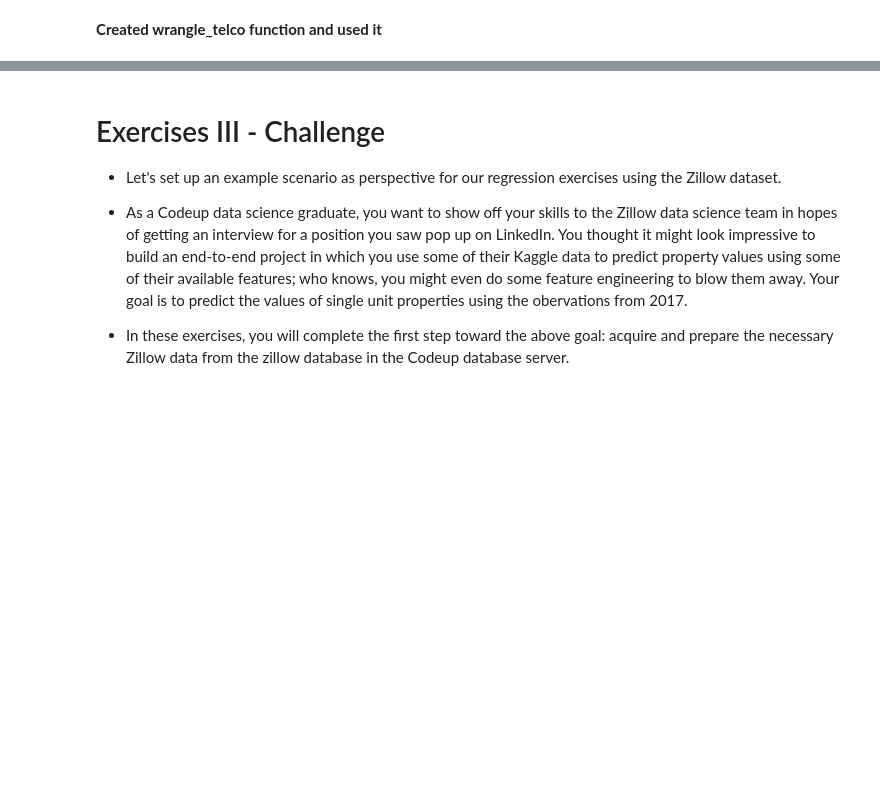
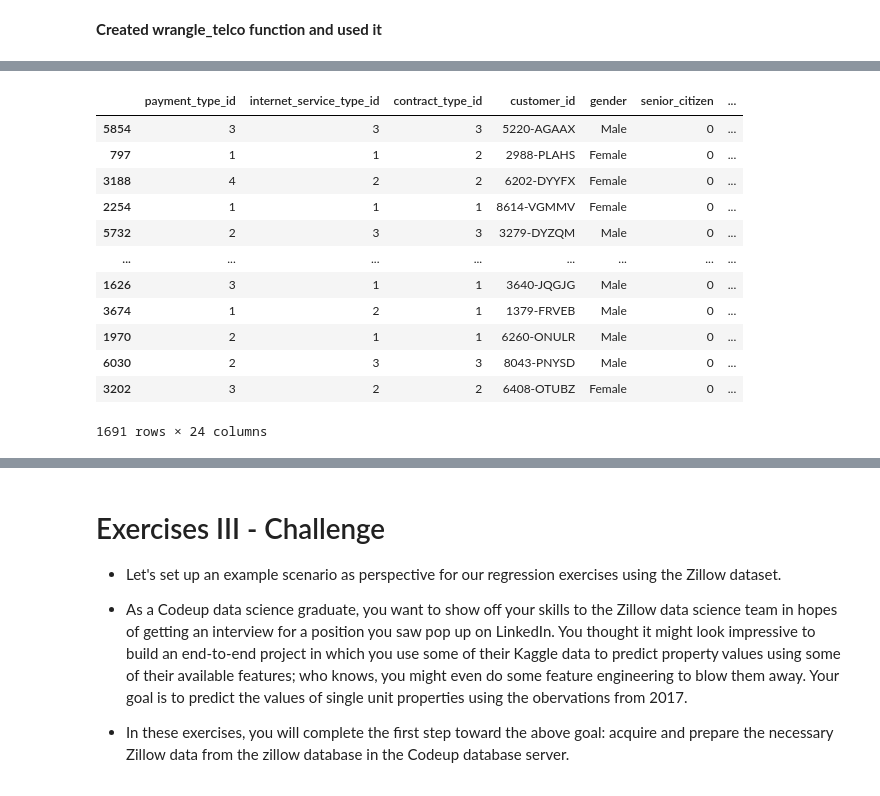
Before and after one commit to LinhQuach13/regression-exercises, a Jupyter notebook: wrangle.ipynb, the cells around one changed output, grey strips where cells are left out. Drawn from its saved outputs; the diff is of its cells as text; code cells hidden in the pictures; blank space fills up the shorter version.

```diff
--- a/wrangle.ipynb
+++ b/wrangle.ipynb
@@ -272,0 +284,16 @@ wrangle
+# %%
+validate
+# %% [output]
+|  | payment_type_id | internet_service_type_id | contract_type_id | customer_id | gender | senior_citizen | ... |
+| 5854 | 3 | 3 | 3 | 5220-AGAAX | Male | 0 | ... |
+| 797 | 1 | 1 | 2 | 2988-PLAHS | Female | 0 | ... |
+| 3188 | 4 | 2 | 2 | 6202-DYYFX | Female | 0 | ... |
+| 2254 | 1 | 1 | 1 | 8614-VGMMV | Female | 0 | ... |
+| 5732 | 2 | 3 | 3 | 3279-DYZQM | Male | 0 | ... |
+| ... | ... | ... | ... | ... | ... | ... | ... |
+| 1626 | 3 | 1 | 1 | 3640-JQGJG | Male | 0 | ... |
+| 3674 | 1 | 2 | 1 | 1379-FRVEB | Male | 0 | ... |
+| 1970 | 2 | 1 | 1 | 6260-ONULR | Male | 0 | ... |
+| 6030 | 2 | 3 | 3 | 8043-PNYSD | Male | 0 | ... |
+| 3202 | 3 | 2 | 2 | 6408-OTUBZ | Female | 0 | ... |
+1691 rows × 24 columns
```
Also changed, not shown: parts of 16 cells of this notebook.
